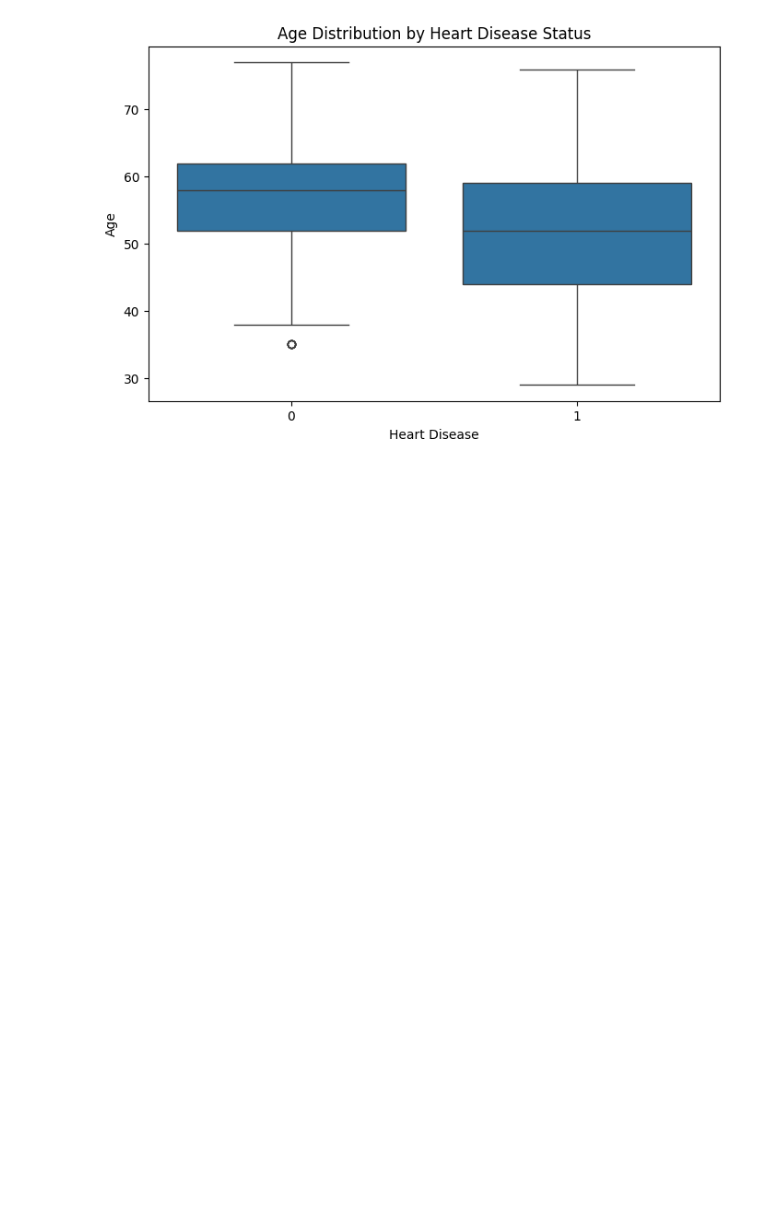
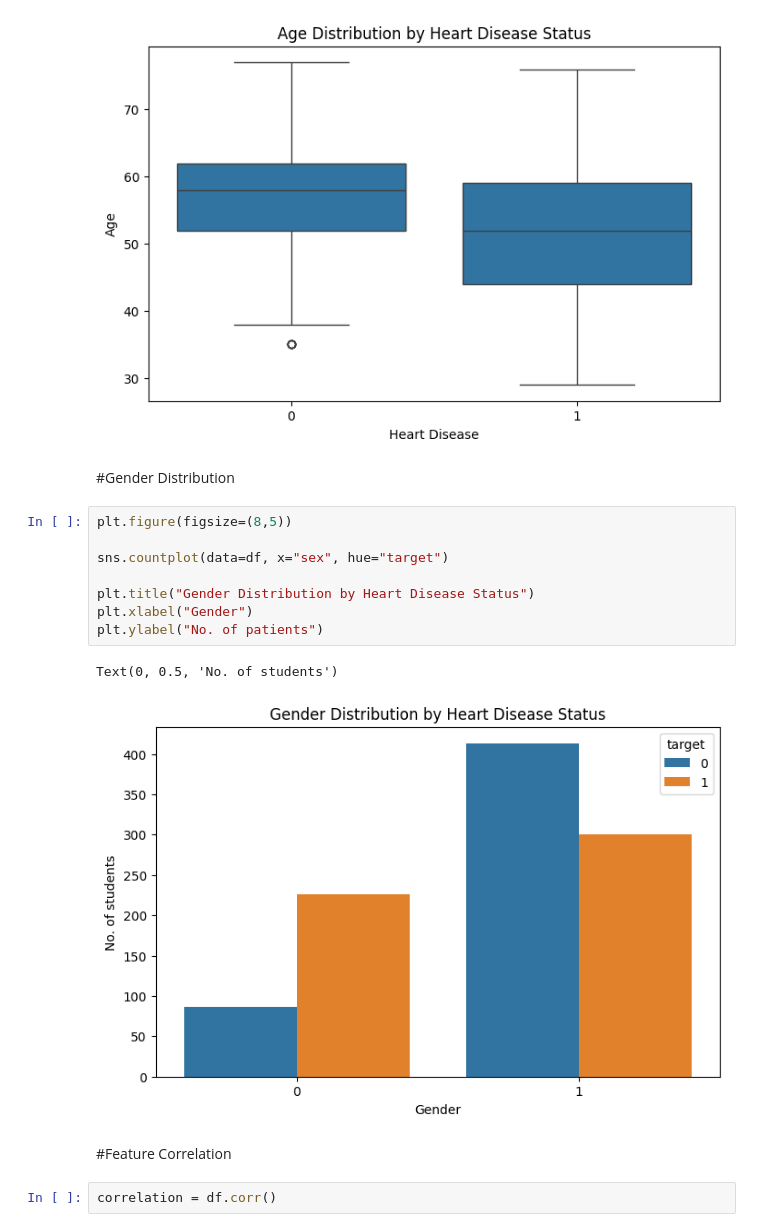
Before and after one commit to halimAhtasham/DeepLearning, a Jupyter notebook: 02_EDA.ipynb, the cells around one changed output. Drawn from its saved outputs; the diff is of its cells as text; blank space fills up the shorter version.

```diff
--- a/02_EDA.ipynb
+++ b/02_EDA.ipynb
@@ -210,3 +210,20 @@ plt.ylabel("Age")
 plt.show()
 # %% [output]
 [figure]
+# %% [markdown]
+#Gender Distribution
+# %%
+plt.figure(figsize=(8,5))
+
+sns.countplot(data=df, x="sex", hue="target")
+
+plt.title("Gender Distribution by Heart Disease Status")
+plt.xlabel("Gender")
+plt.ylabel("No. of patients")
+# %% [output]
+Text(0, 0.5, 'No. of students')
+[figure, added]
+# %% [markdown]
+#Feature Correlation
+# %%
+correlation = df.corr()
```
Also changed, not shown: parts of 5 cells of this notebook.
